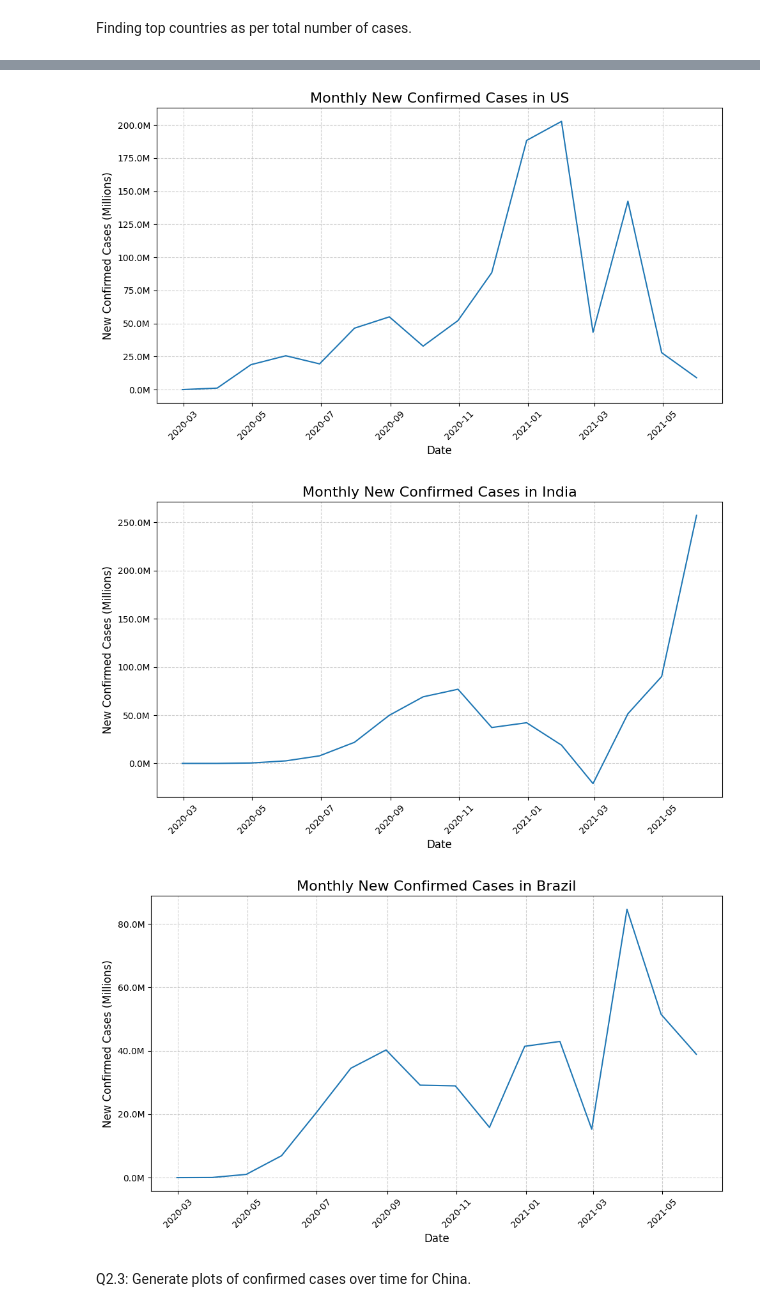
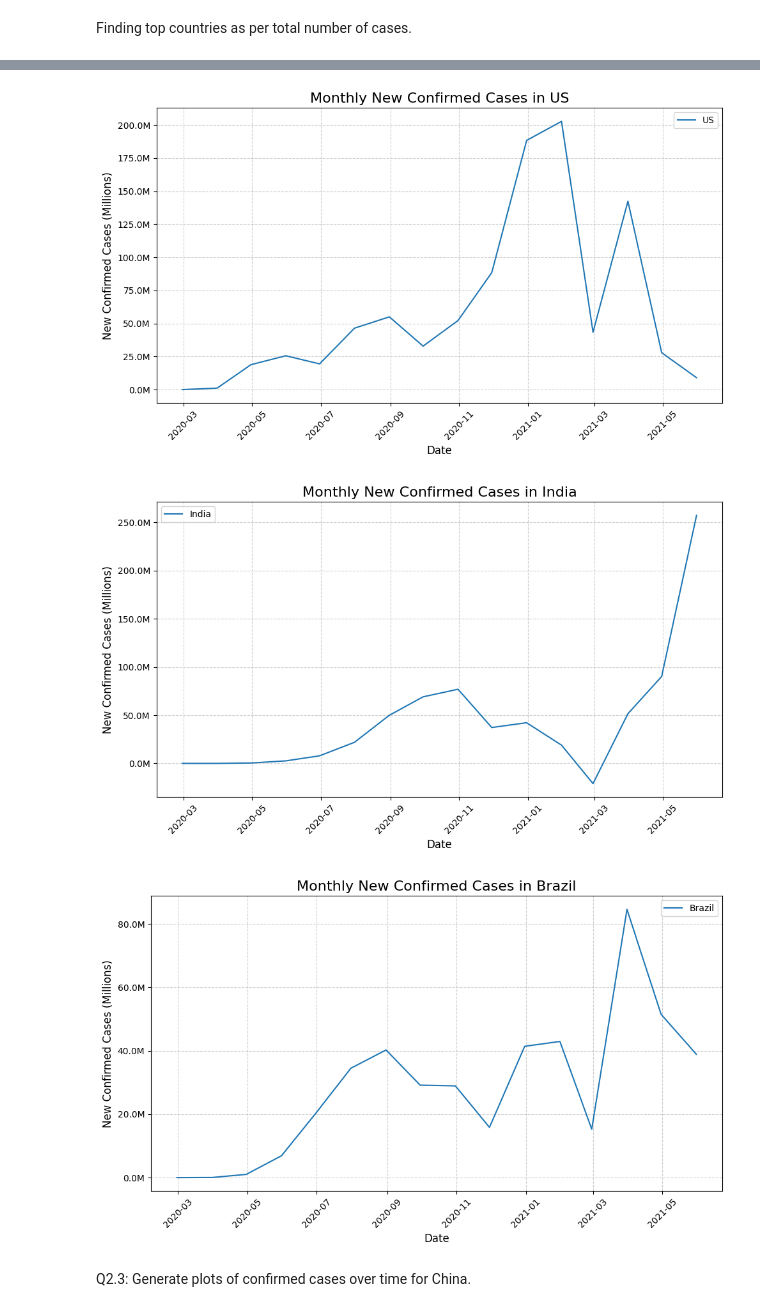
Before and after one commit to PushpendraJaat/Covid-19-Case-Study, a Jupyter notebook: notebook/Covid_data_analysis (1).ipynb, the cells around one changed output, grey strips where cells are left out. Saved outputs shown, nothing was run; the diff lists cells and outputs as text; code cells hidden in the pictures.

```diff
--- a/notebook/Covid_data_analysis (1).ipynb
+++ b/notebook/Covid_data_analysis (1).ipynb
@@ -17,11 +17,11 @@ Dataset files loading from the drive.
 # %%
-filepath1 = '/content/drive/MyDrive/Dataset/covid_19_confirmed_v1_lyst1747728690432.csv'
-filepath2 = '/content/drive/MyDrive/Dataset/covid_19_deaths_v1_lyst1747728711771.csv'
-filepath3 = '/content/drive/MyDrive/Dataset/covid_19_recovered_v1_lyst1747728719904.csv'
+filepath1 = '../data/covid_19_confirmed_v1_lyst1747728690432.csv'
+filepath2 = '../data/covid_19_deaths_v1_lyst1747728711771.csv'
+filepath3 = '../data/covid_19_recovered_v1_lyst1747728719904.csv'
 
 covid_19_confirmed = pd.read_csv(filepath1)
-covid_19_deathes = pd.read_csv(filepath2, skiprows=1)
-covid_19_recovered = pd.read_csv(filepath3, skiprows=1)
+covid_19_deathes = pd.read_csv(filepath2, skiprows=1)   #skipping row 1 as it is not relevent
+covid_19_recovered = pd.read_csv(filepath3, skiprows=1)  #skipping row 1 as it is not relevent
 # %% [markdown]
 **Question 2: Data Exploration**
 
@@ -168,35 +160,45 @@ dtype: int64
 # %%
-top_countries = country_confirmed_cases.head(3).index
-
+#Convert date columns to numeric (safe conversion)
 date_columns = covid_19_confirmed.columns[4:]
 covid_19_confirmed[date_columns] = covid_19_confirmed[date_columns].apply(pd.to_numeric, errors='coerce')
 
-# Group data by country and sum values (to remove province/state duplicates)
+#Select top 3 countries
+top_countries = country_confirmed_cases.head(3).index
+
+#Group data by country (sum provinces/states)
 covid_grouped = covid_19_confirmed.groupby("Country/Region")[date_columns].sum()
+
+# Create a datetime index from the column names
 date_index = pd.to_datetime(date_columns, format='%m/%d/%y')
 
+# Plot for each top country
 for country in top_countries:
+    # Get country data
+    country_data = covid_grouped.loc[country]
+    country_data.index = date_index
 
-    transposed_data = covid_grouped.loc[country]
-    transposed_data.index = date_index
-    monthly_data = transposed_data.resample('M').sum().diff()
+    # Resample monthly and calculate new cases (monthly difference)
+    monthly_new_cases = country_data.resample('M').sum().diff()
 
+    # Plotting
     plt.figure(figsize=(10, 6))
-    ax = sns.lineplot(x=monthly_data.index, y=monthly_data.values)
+    ax = sns.lineplot(x=monthly_new_cases.index, y=monthly_new_cases.values, label=country)
 
+    # Format y-axis as millions
     ax.yaxis.set_major_formatter(mticker.FuncFormatter(lambda x, _: f'{x/1e6:.1f}M'))
+
     plt.grid(True, linestyle='--', alpha=0.6)
     plt.title(f'Monthly New Confirmed Cases in {country}', fontsize=16)
     plt.xlabel('Date', fontsize=12)
     plt.ylabel('New Confirmed Cases (Millions)', fontsize=12)
     plt.xticks(rotation=45)
     plt.tight_layout()
-    plt.savefig(f"monthly_new_cases_{country}.png")
+    plt.savefig(f"../images/monthly_new_cases_{country}.png")
     plt.show()
 # %% [output]
-[figure, old version]
+[figure, new version]
-[figure, old version]
+[figure, new version]
-[figure, old version]
+[figure, new version]
 # %% [markdown]
 Q2.3: Generate plots of confirmed cases over time for China.
 # %%
```
Also changed, not shown: parts of 56 cells of this notebook.
